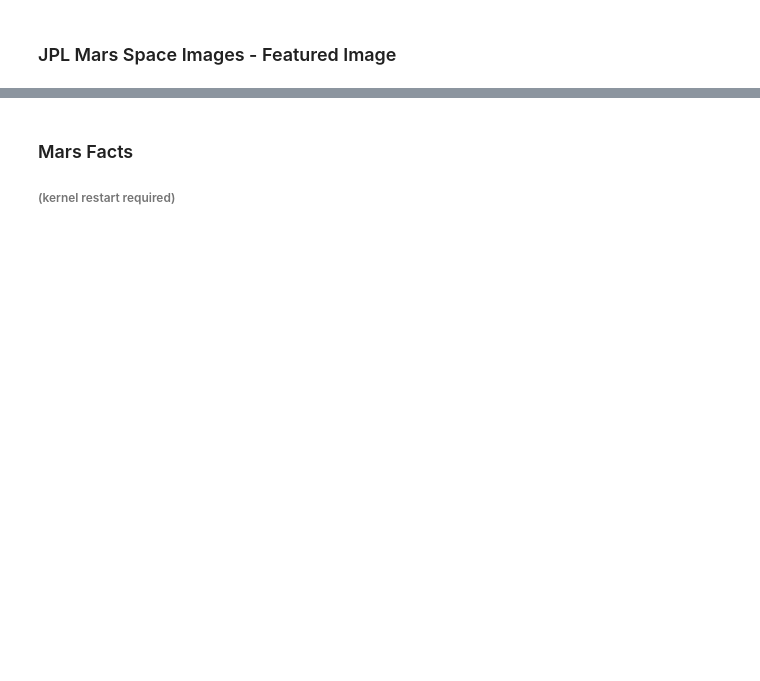
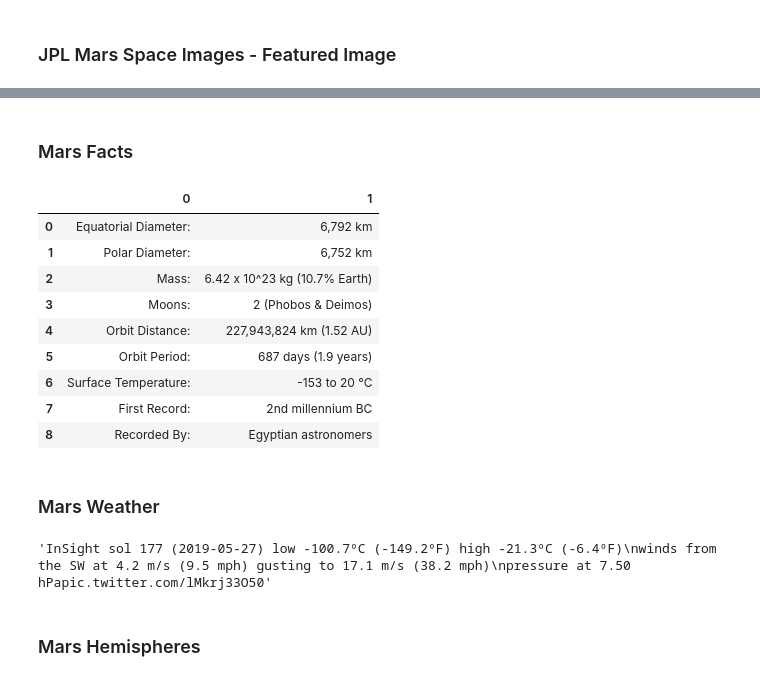
Before and after one commit to nancytrp/MarsWebScraping, a Jupyter notebook: mission_to_mars.ipynb, the cells around one changed output, grey strips where cells are left out. Saved outputs shown, nothing was run; the diff lists cells and outputs as text; code cells hidden in the pictures; blank space fills up the shorter version.

```diff
--- a/mission_to_mars.ipynb
+++ b/mission_to_mars.ipynb
@@ -93,3 +183,2 @@ featured_img_url
 # %% [markdown]
 ### Mars Facts
-###### (kernel restart required)
@@ -100,0 +187,16 @@ import pandas as pd
+# %%
+table = pd.read_html('https://space-facts.com/mars/')
+table[0]
+# %% [output]
+|  | 0 | 1 |
+| 0 | Equatorial Diameter: | 6,792 km |
+| 1 | Polar Diameter: | 6,752 km |
+| 2 | Mass: | 6.42 x 10^23 kg (10.7% Earth) |
+| 3 | Moons: | 2 (Phobos & Deimos) |
+| 4 | Orbit Distance: | 227,943,824 km (1.52 AU) |
+| 5 | Orbit Period: | 687 days (1.9 years) |
+| 6 | Surface Temperature: | -153 to 20 °C |
+| 7 | First Record: | 2nd millennium BC |
+| 8 | Recorded By: | Egyptian astronomers |
+# %% [markdown]
+### Mars Weather
@@ -100,0 +207,7 @@ import pandas as pd
+# %%
+tweet1 = soup.find('p',class_='TweetTextSize TweetTextSize--normal js-tweet-text tweet-text').text.strip()
+tweet1
+# %% [output]
+'InSight sol 177 (2019-05-27) low -100.7ºC (-149.2ºF) high -21.3ºC (-6.4ºF)\nwinds from the SW at 4.2 m/s (9.5 mph) gusting to 17.1 m/s (38.2 mph)\npressure at 7.50 hPapic.twitter.com/lMkrj33O50'
+# %% [markdown]
+### Mars Hemispheres
```
Also changed, not shown: parts of 39 cells of this notebook.
